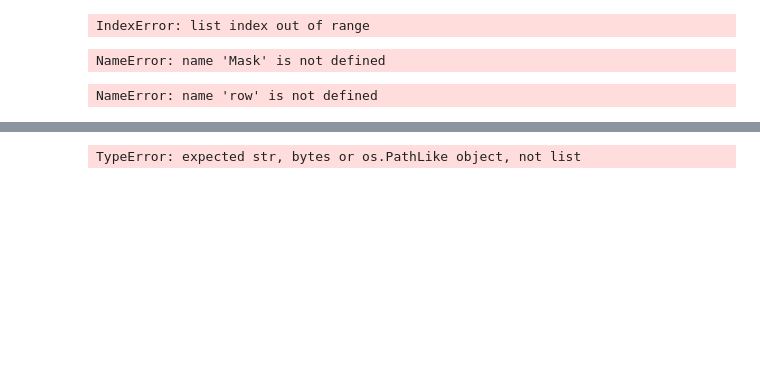
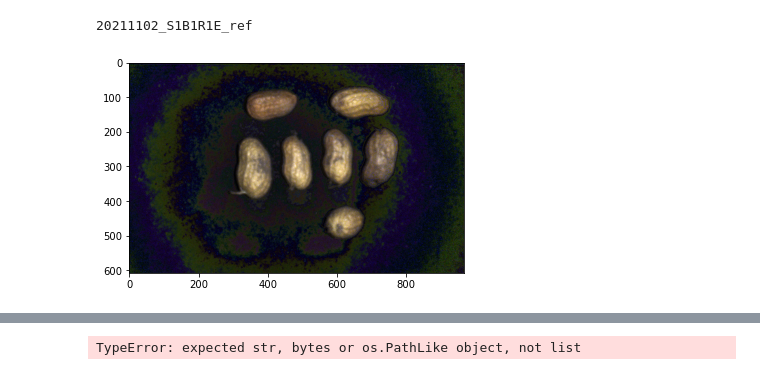
Before and after one commit to knhamad/SPICE, a Jupyter notebook: Demo.ipynb, the cells around one changed output, grey strips where cells are left out. Drawn from its saved outputs; the diff is of its cells as text; code cells hidden in the pictures; blank space fills up the shorter version.

```diff
--- a/Demo.ipynb
+++ b/Demo.ipynb
@@ -5,35 +5,37 @@ from spectral import imshow, view_cube
 import spectral.io.envi as envi
 import numpy as np
 import matplotlib.pyplot as plt
 import matplotlib
 import os
 from PIL import Image
 from sklearn.cluster import MiniBatchKMeans, KMeans
 from sklearn.metrics.pairwise import pairwise_distances_argmin
 from scipy.sparse import csr_matrix
 from scipy.sparse.csgraph import connected_components
 from skimage import measure
 from sklearn.utils import resample
 from scipy import spatial
 from numpy import dot
 from numpy.linalg import norm
 from scipy.spatial import distance
 from pathlib                 import Path
 import glob
 
 
 plt.close('all')
 path = glob.glob(r'./Train_Data/HSI_Data/*')
 filename=path[0][path[0].rfind('\\')+1:]
+print(filename)
 img_rgb = Image.open(os.path.join(path[0], filename+'.png')).convert('RGB')
 img_rgb_ar = np.array(img_rgb)
 view_rgb = imshow(img_rgb_ar)
 hsi_ref = envi.open(os.path.join(path[0], filename+'.hdr'),\
                       os.path.join(path[0], filename+'.dat'))
 hsi_np = hsi_ref.asarray()
-Mask = np.load(r'./Train_Data/Valid_Mask/20211102_S1B1R1E-f_ref.npy')
+Mask = np.load('./Train_Data/Valid_Mask/'+filename+'.npy')
 # %% [output]
-IndexError: list index out of range
+20211102_S1B1R1E_ref
+[figure, added]
 # %%
 #%% filtering the peanut spectra with 1x5 convolutional filter
 row,col = np.where(Mask==1)
@@ -43,14 +45,10 @@ hsi_filtered=np.zeros((len(hsi_p),299))
 rand_np = np.copy(hsi_np)
 for i in range(len(hsi_p)):
     rand_np[row[i],col[i]] = medfilt(hsi_np[row[i],col[i]],5)
-# %% [output]
-NameError: name 'Mask' is not defined
 # %%
 #%% Normalize the peanut spectra
 for i in range(len(row)):
     rand_np[row[i],col[i]]=(rand_np[row[i],col[i]]-min(rand_np[row[i],col[i]]))/(max(rand_np[row[i],col[i]])-min(rand_np[row[i],col[i]]))
-# %% [output]
-NameError: name 'row' is not defined
 # %%
 #%%
 
```
Also changed, not shown: parts of 2 cells of this notebook, 2 other files.
